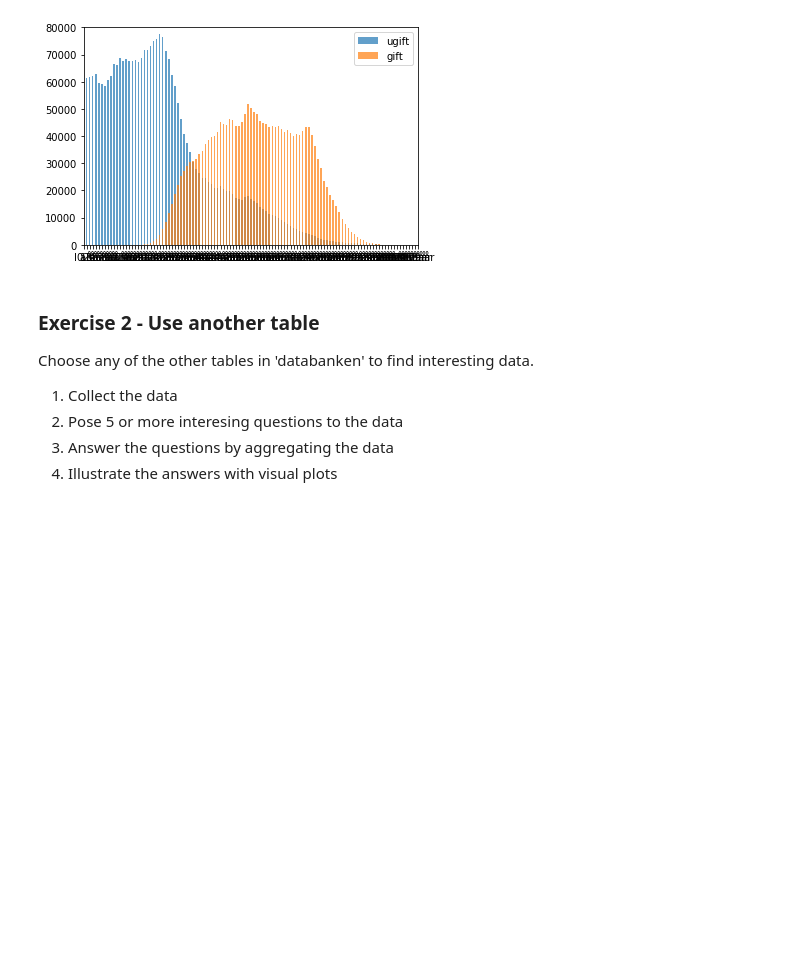
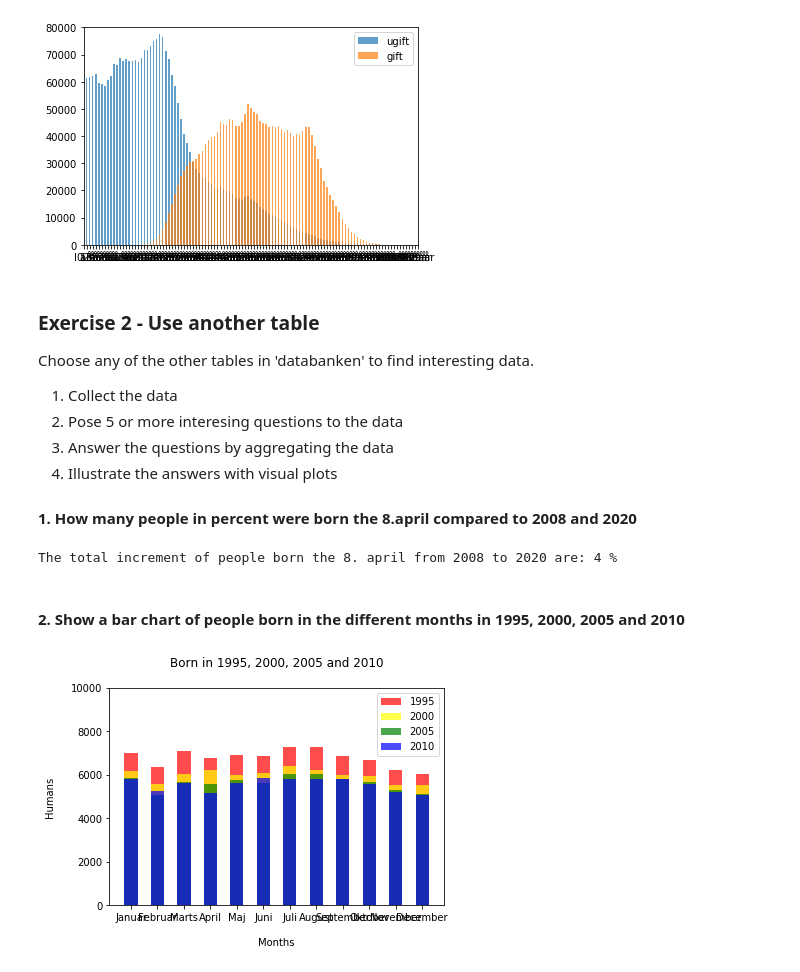
Before and after one commit to amalielandt/Python4Sem, a Jupyter notebook: week5/week5-exercise.ipynb, the cells around one changed output. Drawn from its saved outputs; the diff is of its cells as text; code cells hidden in the pictures; blank space fills up the shorter version.

```diff
--- a/week5/week5-exercise.ipynb
+++ b/week5/week5-exercise.ipynb
@@ -64,3 +131,49 @@ Choose any of the other tables in 'databanken' to find interesting data.
 2. Pose 5 or more interesing questions to the data
 3. Answer the questions by aggregating the data
 4. Illustrate the answers with visual plots
+
+
+#### 1. How many people in percent were born the 8.april compared to 2008 and 2020
+# %%
+df = pd.read_csv("8_april.csv", delimiter=";")
+
+info = df.INDHOLD
+percent_change = info.pct_change() * 100
+
+print("The total increment of people born the 8. april from 2008 to 2020 are: " + str(int(percent_change[1])) + " %")
+# %% [output]
+The total increment of people born the 8. april from 2008 to 2020 are: 4 %
+# %% [markdown]
+
+#### 2. Show a bar chart of people born in the different months in 1995, 2000, 2005 and 2010
+# %%
+import matplotlib.pyplot as plt
+
+df = pd.read_csv("born_1995_2000_2005_2010.csv", delimiter=";")
+
+df_1995 = df[df.FODAAR == 1995]
+df_2000 = df[df.FODAAR == 2000]
+df_2005 = df[df.FODAAR == 2005]
+df_2010 = df[df.FODAAR == 2010]
+
+def setup_plot():
+    plt.title("Born in 1995, 2000, 2005 and 2010\n")
+    plt.xlabel("\nMonths", fontsize=10)
+    plt.ylabel("Humans\n", fontsize=10)
+
+def plot_histogram(xs, ys, label, color):
+    plt.bar(xs, ys, label=label, alpha=0.7, width=0.5, linewidth=0, align='center', color=color)
+
+
+setup_plot()
+plot_histogram(df_1995.FMAANED, df_1995.INDHOLD,"1995", "red")
+plot_histogram(df_2000.FMAANED, df_2000.INDHOLD,"2000", "yellow")
+plot_histogram(df_2005.FMAANED, df_2005.INDHOLD,"2005", "green")
+plot_histogram(df_2010.FMAANED, df_2010.INDHOLD, "2010", "blue")
+
+plt.ylim([0, 10000])
+plt.legend(loc=1)
+plt.plot()
+plt.show()
+# %% [output]
+[figure, added]
```
Also changed, not shown: parts of 5 cells of this notebook, 15 other files.
